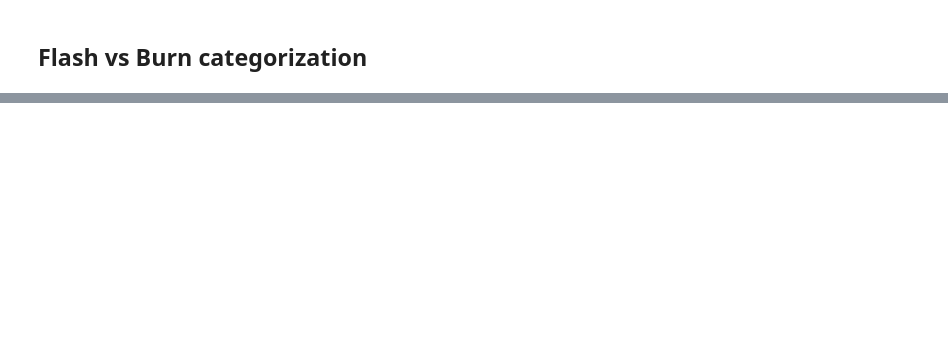
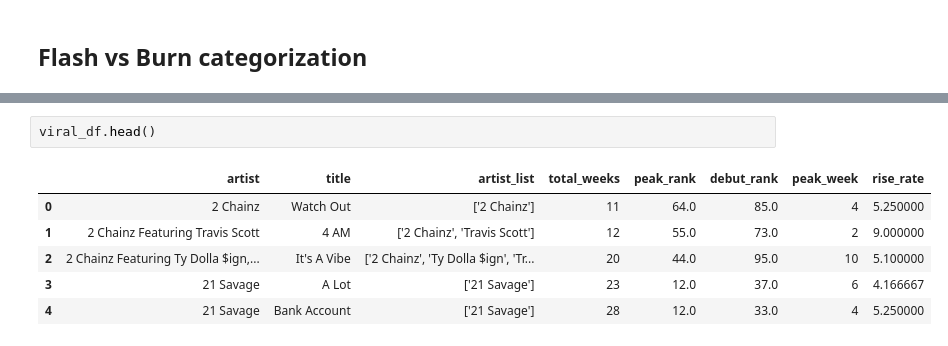
Before and after one commit to rvt9bx/dsan5200-project, a Jupyter notebook: scripts/viz.ipynb, the cells around one changed output, grey strips where cells are left out. Saved outputs shown, nothing was run; the diff lists cells and outputs as text; blank space fills up the shorter version.

```diff
--- a/scripts/viz.ipynb
+++ b/scripts/viz.ipynb
@@ -427,0 +307,9 @@ def categorize_songs(df):
+# %%
+viral_df.head()
+# %% [output]
+|  | artist | title | artist_list | total_weeks | peak_rank | debut_rank | peak_week | rise_rate |
+| 0 | 2 Chainz | Watch Out | ['2 Chainz'] | 11 | 64.0 | 85.0 | 4 | 5.250000 |
+| 1 | 2 Chainz Featuring Travis Scott | 4 AM | ['2 Chainz', 'Travis Scott'] | 12 | 55.0 | 73.0 | 2 | 9.000000 |
+| 2 | 2 Chainz Featuring Ty Dolla $ign,... | It's A Vibe | ['2 Chainz', 'Ty Dolla $ign', 'Tr... | 20 | 44.0 | 95.0 | 10 | 5.100000 |
+| 3 | 21 Savage | A Lot | ['21 Savage'] | 23 | 12.0 | 37.0 | 6 | 4.166667 |
+| 4 | 21 Savage | Bank Account | ['21 Savage'] | 28 | 12.0 | 33.0 | 4 | 5.250000 |
```
Also changed, not shown: parts of 28 cells of this notebook.
